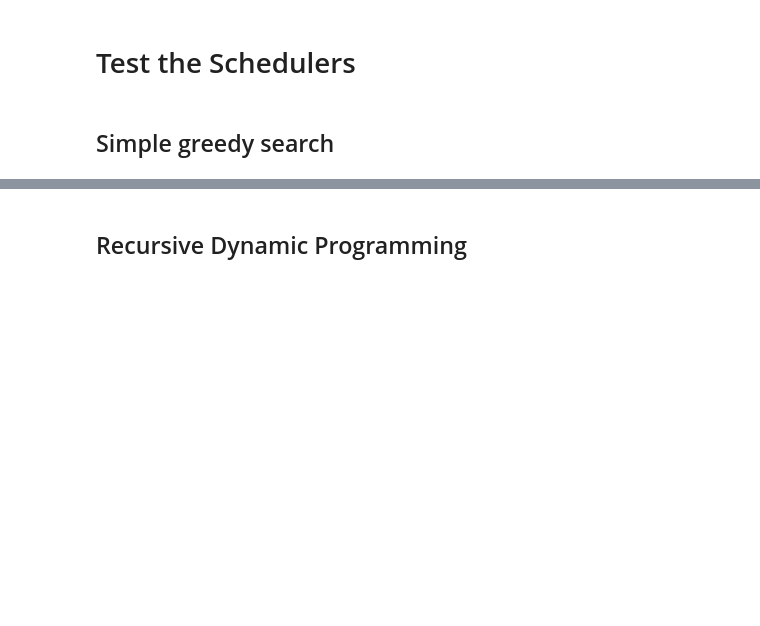
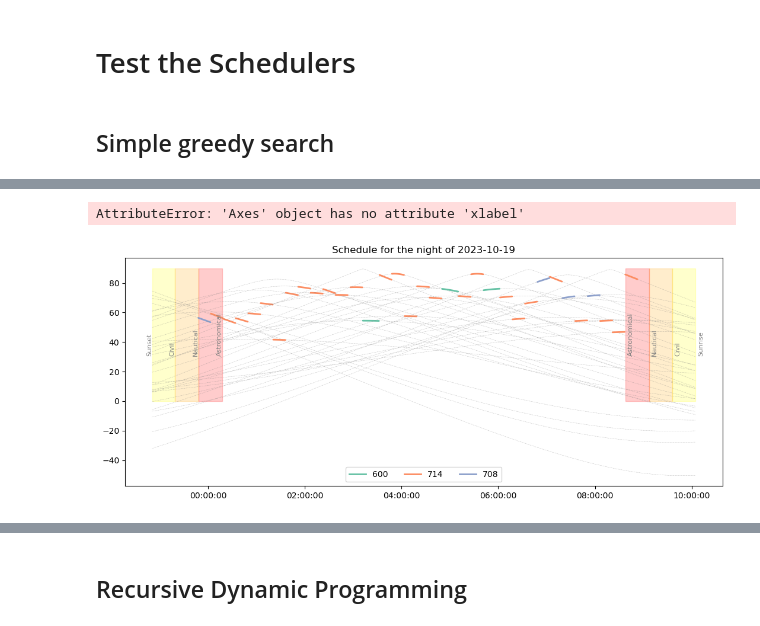
Before and after one commit to nicochunger/SCOPES, a Jupyter notebook: scheduler_test.ipynb, the cells around one changed output, grey strips where cells are left out. Drawn from its saved outputs; the diff is of its cells as text; code cells hidden in the pictures; blank space fills up the shorter version.

```diff
--- a/scheduler_test.ipynb
+++ b/scheduler_test.ipynb
@@ -189,6 +174,6 @@ plan_start
 gQ_scheduler = scheduler.generateQ(plan_start)
 
 # Create the plan
-gQ_plan = gQ_scheduler.generateQ(test_observations,
-                                 max_plan_length = None,
-                                 K=1)
+greedy_plan = gQ_scheduler.generateQ(test_observations,
+                                    max_plan_length = None,
+                                    K=1)
@@ -211,0 +194,5 @@ Observation ratio = 0.93862
+# %%
+greedy_plan.plot2()
+# %% [output]
+AttributeError: 'Axes' object has no attribute 'xlabel'
+[figure, added]
```
Also changed, not shown: parts of 20 cells of this notebook, 2 other files.
